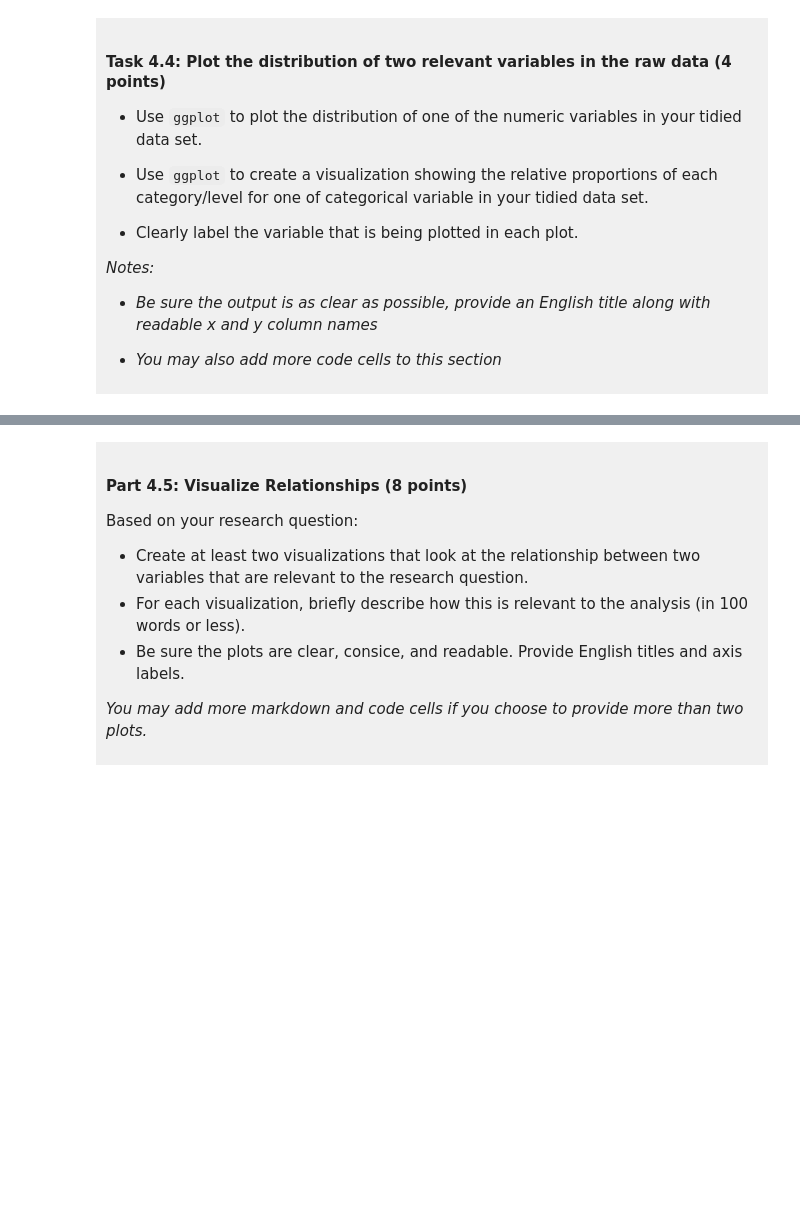
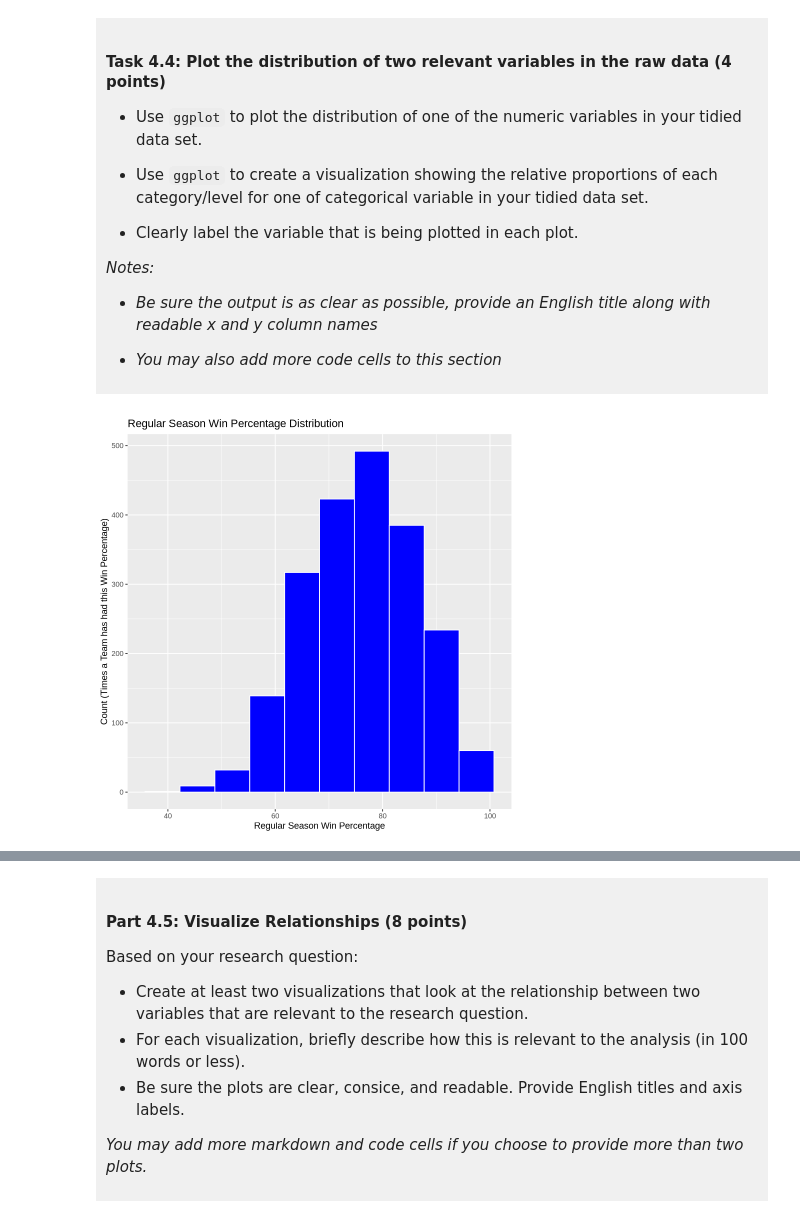
Before and after one commit to CairoDalal14/DSCI-100-Project-Cairo, a Jupyter notebook: dsci-100-project-notebook.ipynb, the cells around one changed output, grey strips where cells are left out. Cells and saved outputs as stored; diff of their text form; code cells hidden in the pictures; blank space fills up the shorter version.

```diff
--- a/dsci-100-project-notebook.ipynb
+++ b/dsci-100-project-notebook.ipynb
@@ -291,5 +325,11 @@ You will refine your research question (if needed) and produce a tidy data set.
 
 </div>
 # %%
-### EDIT THIS CODE CELL FOR PLOT 1 ###
+reg_wins_plot <- tidy_march_madness |>
+    ggplot(aes(x = reg_wins_pct)) +
+    geom_histogram(binwidth = 6.5, fill = "blue", colour = "white") +
+    labs(title = "Regular Season Win Percentage Distribution", x = "Regular Season Win Percentage", y = "Count (Times a Team has had this Win Percentage)")
+reg_wins_plot
+# %% [output]
+[figure, added]
 # %%
```
Also changed, not shown: parts of 11 cells of this notebook.
